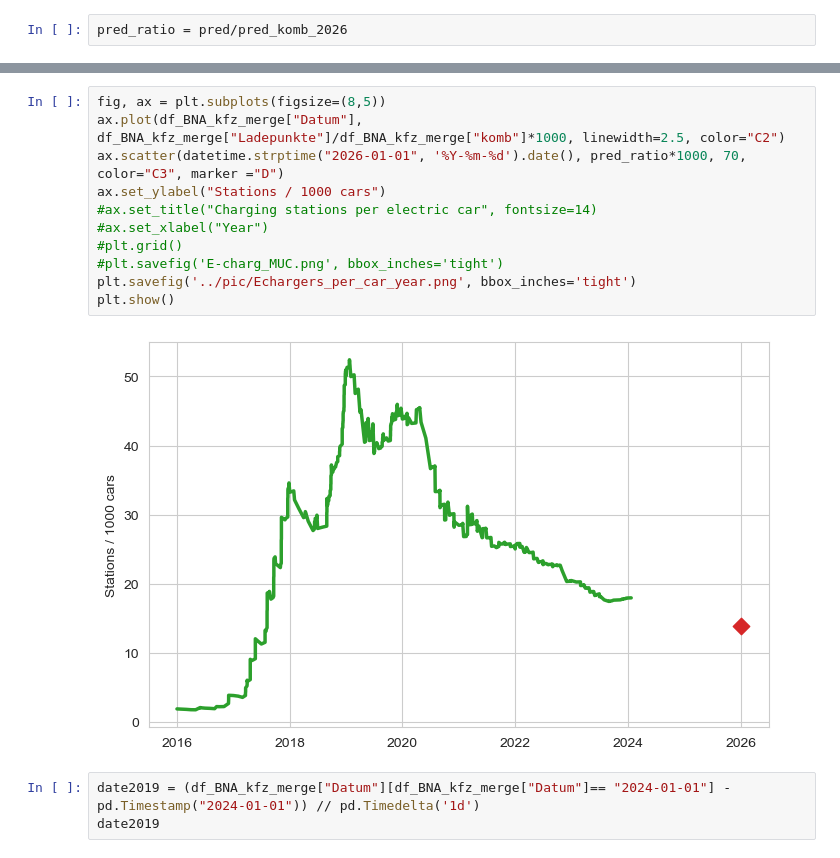
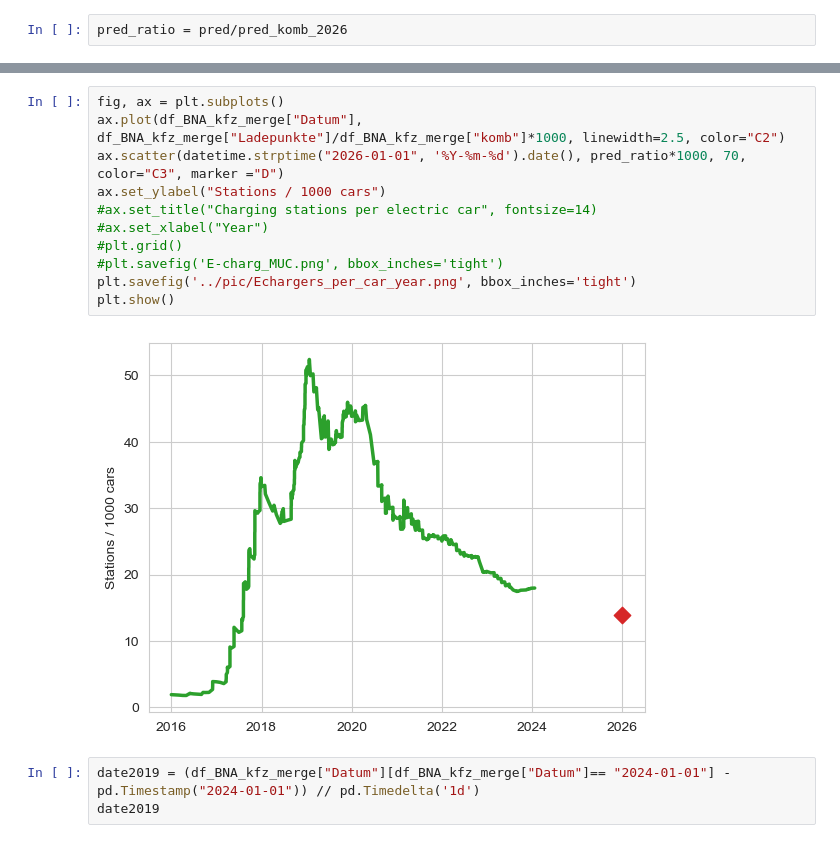
Before and after one commit to Kuroneko369/Muc_electro_vehicles, a Jupyter notebook: notebooks/ladestationen_georg.ipynb, the cells around one changed output, grey strips where cells are left out. Cells and saved outputs as stored; diff of their text form.

```diff
--- a/notebooks/ladestationen_georg.ipynb
+++ b/notebooks/ladestationen_georg.ipynb
@@ -445,16 +445,16 @@ plt.show()
 # %%
-fig, ax = plt.subplots(figsize=(8,5))
+fig, ax = plt.subplots()
 ax.plot(df_BNA_kfz_merge["Datum"], df_BNA_kfz_merge["Ladepunkte"]/df_BNA_kfz_merge["komb"]*1000, linewidth=2.5, color="C2")
 ax.scatter(datetime.strptime("2026-01-01", '%Y-%m-%d').date(), pred_ratio*1000, 70, color="C3", marker ="D")
 ax.set_ylabel("Stations / 1000 cars")
 #ax.set_title("Charging stations per electric car", fontsize=14)
 #ax.set_xlabel("Year")
 #plt.grid()
 #plt.savefig('E-charg_MUC.png', bbox_inches='tight')
 plt.savefig('../pic/Echargers_per_car_year.png', bbox_inches='tight')
 plt.show()
 # %% [output]
-[figure, old version]
+[figure, new version]
 # %%
 date2019 = (df_BNA_kfz_merge["Datum"][df_BNA_kfz_merge["Datum"]== "2024-01-01"] - pd.Timestamp("2024-01-01")) // pd.Timedelta('1d')
 date2019
```
Also changed, not shown: parts of 2 cells of this notebook, 3 other files.
